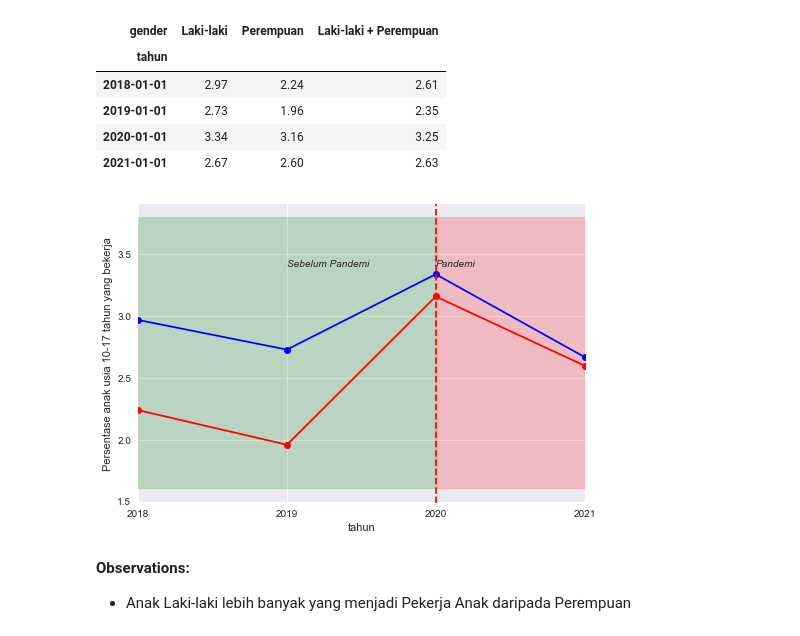
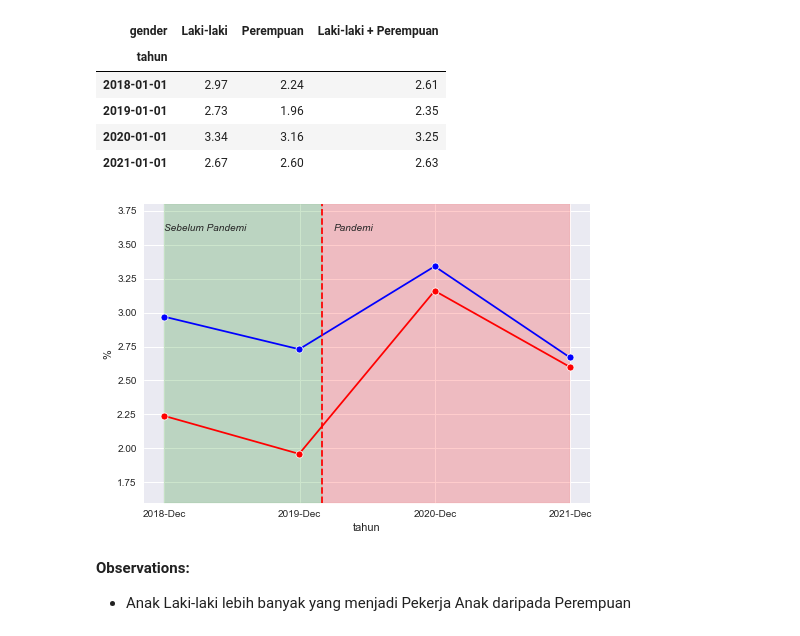
Before and after one commit to edutjie/TETRIS-Data-Analytics, a Jupyter notebook: main.ipynb, the cells around one changed output. Saved outputs shown, nothing was run; the diff lists cells and outputs as text; code cells hidden in the pictures.

```diff
--- a/main.ipynb
+++ b/main.ipynb
@@ -119,6 +214,8 @@ plt.show()
 - Pandemi COVID-19 pada tahun 2020 menyebabkan peningkatan drastis angka pekerja anak di Indonesia
 # %%
-pers_anak_kerja_gender = pd.read_excel('data/child_labor/Persentase anak usia 10-17 tahun yang bekerja menurut jenis kelamin.xlsx')
+pers_anak_kerja_gender = pd.read_excel(
+    "data/child_labor/Persentase anak usia 10-17 tahun yang bekerja menurut jenis kelamin.xlsx"
+)
 pers_anak_kerja_gender.head()
 # %% [output]
 |  | Jenis Kelamin + Jumlah | Persentase anak usia 10-17 tahun ... | Unnamed: 2 | Unnamed: 3 | Unnamed: 4 |
@@ -128,13 +225,18 @@ pers_anak_kerja_gender.head()
 | 3 | Laki-laki + Perempuan | 2.61 | 2.35 | 3.25 | 2.63 |
 | 4 | NaN | NaN | NaN | NaN | NaN |
 # %%
-pers_anak_kerja_gender.loc[0, 'Jenis Kelamin + Jumlah'] = 'gender'
+pers_anak_kerja_gender.loc[0, "Jenis Kelamin + Jumlah"] = "gender"
 pers_anak_kerja_gender.columns = pers_anak_kerja_gender.iloc[0, :]
 pers_anak_kerja_gender.drop(0, axis=0, inplace=True)
-pers_anak_kerja_gender.drop(pers_anak_kerja_gender.iloc[3:, :].index, axis=0, inplace=True)
+pers_anak_kerja_gender.drop(
+    pers_anak_kerja_gender.iloc[3:, :].index, axis=0, inplace=True
+)
 pers_anak_kerja_gender.head()
 # %% [output]
 |  | gender | 2018.0 | 2019.0 | 2020.0 | 2021.0 |
 | 1 | Laki-laki | 2.97 | 2.73 | 3.34 | 2.67 |
 | 2 | Perempuan | 2.24 | 1.96 | 3.16 | 2.60 |
 | 3 | Laki-laki + Perempuan | 2.61 | 2.35 | 3.25 | 2.63 |
+# %%
+pers_anak_kerja_gender_melted = pd.melt(pers_anak_kerja_gender, id_vars="gender")
+pers_anak_kerja_gender_melted
@@ -140,0 +257,7 @@ pers_anak_kerja_gender.head()
+# %%
+pers_anak_kerja_gender_melted.columns = ["gender", "tahun", "persentase"]
+pers_anak_kerja_gender_melted["tahun"] = (
+    pd.to_datetime(pers_anak_kerja_gender_melted["tahun"].astype(int), format="%Y")
+    + pd.offsets.YearEnd()
+)
+pers_anak_kerja_gender_melted
@@ -166,32 +305,56 @@ pers_anak_kerja_gender.to_csv("data/child_labor_cleaned/pers_anak_kerja_gender.c
 # %%
-ax = pers_anak_kerja_gender["Laki-laki"].plot(marker="o", color="b")
-ax = pers_anak_kerja_gender["Perempuan"].plot(marker="o", color="r")
+pers_anak_kerja_laki = pers_anak_kerja_gender_melted[pers_anak_kerja_gender_melted["gender"] == "Laki-laki"]
+pers_anak_kerja_perempuan = pers_anak_kerja_gender_melted[pers_anak_kerja_gender_melted["gender"] == "Perempuan"]
+ax = sns.lineplot(
+    x="tahun",
+    y="persentase",
+    data=pers_anak_kerja_laki,
+    marker="o",
+    color="b",
+)
+sns.lineplot(
+    x="tahun",
+    y="persentase",
+    data=pers_anak_kerja_perempuan,
+    marker="o",
+    color="r",
+    ax=ax,
+)
+ax.xaxis.set_major_locator(mdates.YearLocator())
+ax.xaxis.set_ticklabels(
+    [""]
+    + sorted(
+        pers_anak_kerja_laki.tahun.dt.strftime("%Y-%b")
+    )
+)
 # create a seperator before and after 2020
-plt.axvline(x="2020", color="red", linestyle="--")
+plt.axvline(x=pd.to_datetime("2020-03-02"), color="red", linestyle="--")
 fill_thresholds_min, fill_thresholds_max = (
     np.min(ax.get_yticks()) - 0.2,
     np.max(ax.get_yticks()) + 0.2,
 )
 ax.fill_between(
-    pers_anak_kerja.index[:3],
+    ["2018-12-31", "2020-03-02"],
     fill_thresholds_min,
     fill_thresholds_max,
     color="green",
     alpha=0.2,
 )
 ax.fill_between(
-    pers_anak_kerja.index[2:],
+    ["2020-03-02", "2021-12-31"],
     fill_thresholds_min,
     fill_thresholds_max,
     color="red",
     alpha=0.2,
 )
-# create text top left
-ax.text("2020", 3.4, "Pandemi", style="italic")
-ax.text("2019", 3.4, "Sebelum Pandemi", style="italic")
-plt.ylabel("Persentase anak usia 10-17 tahun yang bekerja")
+ax.text(pd.to_datetime("2020-04"), fill_thresholds_max - 0.2, "Pandemi", style="italic")
+ax.text(
+    pd.to_datetime("2019"), fill_thresholds_max - 0.2, "Sebelum Pandemi", style="italic"
+)
+plt.ylim(fill_thresholds_min, fill_thresholds_max)
+plt.ylabel("%")
 plt.show()
 # %% [output]
-[figure, old version]
+[figure, new version]
 # %% [markdown]
 **Observations:**
```
Also changed, not shown: parts of 48 cells of this notebook, 5 other files.
